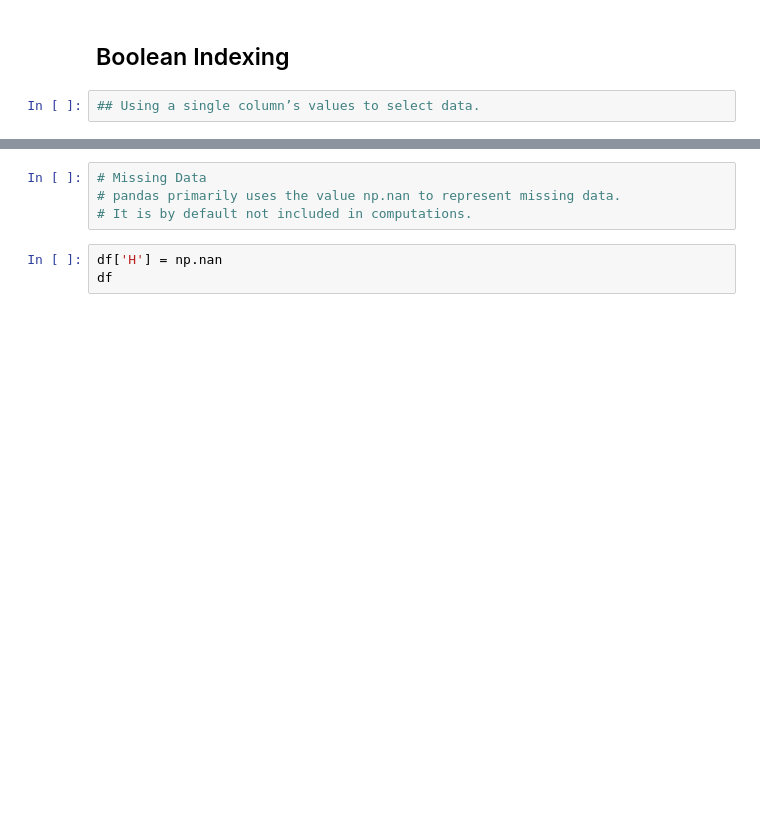
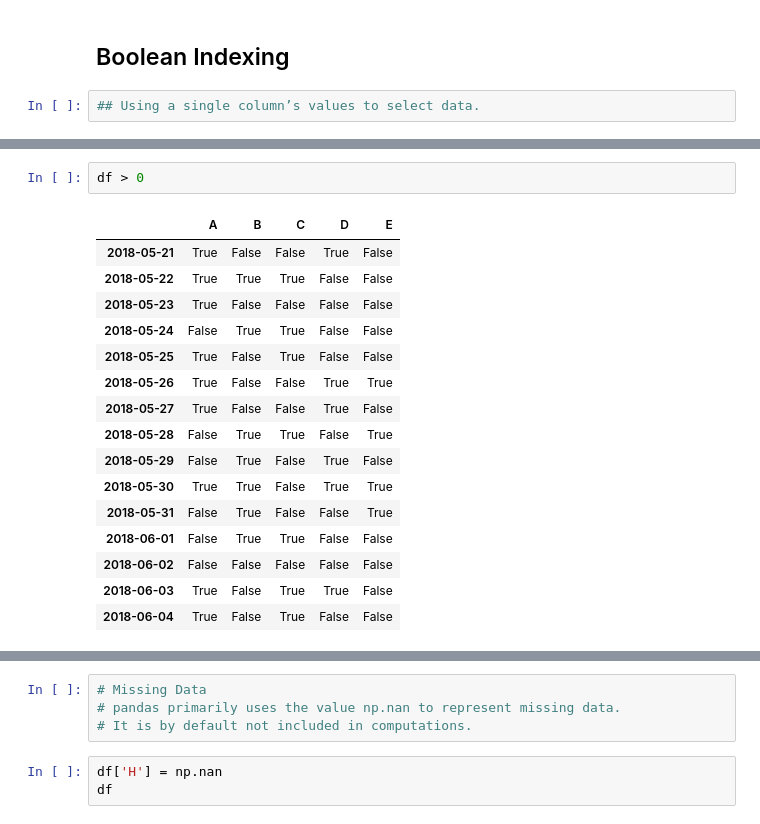
Before and after one commit to CaptSolo/LU_BigData_2023, a Jupyter notebook: Pandas/Python Pandas Tutorial.ipynb, the cells around one changed output, grey strips where cells are left out. Cells and saved outputs as stored; diff of their text form; blank space fills up the shorter version.

```diff
--- a/Pandas/Python Pandas Tutorial.ipynb
+++ b/Pandas/Python Pandas Tutorial.ipynb
@@ -408,2 +1063,21 @@ df[df.A > 0.2]
+# %%
+df > 0
+# %% [output]
+|  | A | B | C | D | E |
+| 2018-05-21 | True | False | False | True | False |
+| 2018-05-22 | True | True | True | False | False |
+| 2018-05-23 | True | False | False | False | False |
+| 2018-05-24 | False | True | True | False | False |
+| 2018-05-25 | True | False | True | False | False |
+| 2018-05-26 | True | False | False | True | True |
+| 2018-05-27 | True | False | False | True | False |
+| 2018-05-28 | False | True | True | False | True |
+| 2018-05-29 | False | True | False | True | False |
+| 2018-05-30 | True | True | False | True | True |
+| 2018-05-31 | False | True | False | False | True |
+| 2018-06-01 | False | True | True | False | False |
+| 2018-06-02 | False | False | False | False | False |
+| 2018-06-03 | True | False | True | True | False |
+| 2018-06-04 | True | False | True | False | False |
 # %%
 df[df > 0]
```
Also changed, not shown: parts of 134 cells of this notebook.
